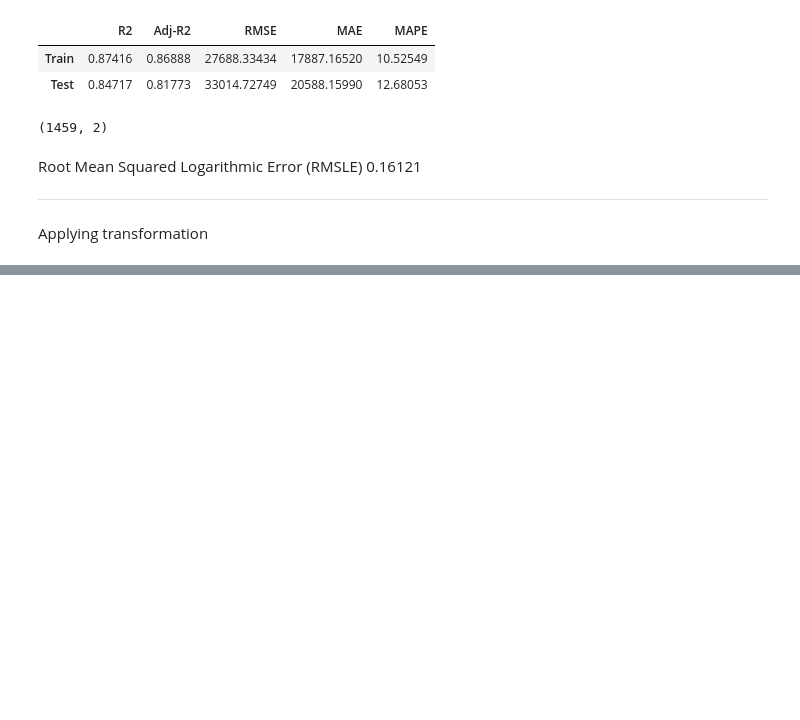
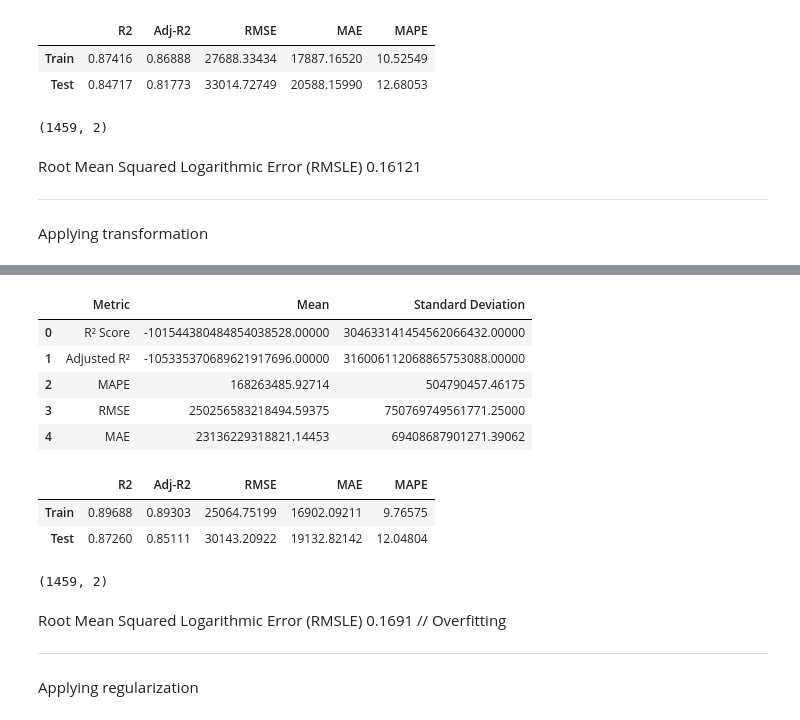
Before and after one commit to Alfredo2212/Kaggle-Data_Science, a Jupyter notebook: house-prices-advanced-regression-techniques.ipynb, the cells around one changed output, grey strips where cells are left out. Saved outputs shown, nothing was run; the diff lists cells and outputs as text; code cells hidden in the pictures; blank space fills up the shorter version.

Commit message:
Kaggle Notebook | house-prices-advanced-regression-techniques | Feature Transformation

```diff
--- a/house-prices-advanced-regression-techniques.ipynb
+++ b/house-prices-advanced-regression-techniques.ipynb
@@ -790,21 +789,23 @@ Root Mean Squared Logarithmic Error (RMSLE) 0.17368
 _______________________________________________________________________________
 2nd MODEL WITH STANDARDIZATION
 # %%
-# Standardize without OHE columns
-non_ohe_col = x_train.loc[:, x_train.nunique() > 1].columns  # Select columns with more than 1 unique value
+# Standardize function
+def standardize_data(x_train,x_test,data_test):
+    # Standardize without OHE columns
+    non_ohe_col = x_train.loc[:, x_train.nunique() > 1].columns  # Select columns with more than 1 unique value
 
-# Standardize only selected numeric columns
-scaler = StandardScaler()
-x_train_stand = pd.DataFrame(scaler.fit_transform(x_train[non_ohe_col]), #train split
+    # Standardize only selected numeric columns
+    scaler = StandardScaler()
+    x_train_stand = pd.DataFrame(scaler.fit_transform(x_train[non_ohe_col]), #train split
                               index=x_train.index, columns=non_ohe_col)
-x_test_stand = pd.DataFrame(scaler.transform(x_test[non_ohe_col]), #test split
+    x_test_stand = pd.DataFrame(scaler.transform(x_test[non_ohe_col]), #test split
                              index=x_test.index, columns=non_ohe_col)
 
-x_submit = data_test.reindex(columns=x_train_stand.columns, fill_value=0)
-x_submit_stand = pd.DataFrame(scaler.transform(x_submit[non_ohe_col]), #sumbission set
+    x_submit = data_test.reindex(columns=x_train_stand.columns, fill_value=0)
+    x_submit_stand = pd.DataFrame(scaler.transform(x_submit[non_ohe_col]), #sumbission set
                               index=x_submit.index, columns=non_ohe_col)
 
-x_test_stand = sm.add_constant(x_test_stand, has_constant='add')
-x_submit_stand = sm.add_constant(x_submit_stand, has_constant='add')
+    x_test_stand = sm.add_constant(x_test_stand, has_constant='add')
+    x_submit_stand = sm.add_constant(x_submit_stand, has_constant='add')
 
-x_train_stand.columns[x_train_stand.isnull().any()]
+    return x_train_stand, x_test_stand, x_submit_stand
@@ -919,0 +971,2 @@ print(f"Applied {best_transform} transformation to {feature}.")
+# %%
+x_train_transform, x_test_transform, x_submission_transform= transformation_regression(x_train, x_test, data_test, y_train)
@@ -919,0 +991,6 @@ print(f"Applied {best_transform} transformation to {feature}.")
+# %%
+# Standardize function
+x_train_trans_stand , x_test_trans_stand, x_sub_trans_stand = standardize_data(x_train_transform,x_test_transform,x_submission_transform)
+# %%
+# OLS Pvif check function
+ols_trans_stand_pvfilter, x_train_tr_st_pv = ols_pvfilter(x_train_trans_stand, y_train)
@@ -919,0 +1015,11 @@ print(f"Applied {best_transform} transformation to {feature}.")
+# %%
+cv_performance_regression(x_train_tr_st_pv, y_train)
+
+# why the values are inflated ?
+# %% [output]
+|  | Metric | Mean | Standard Deviation |
+| 0 | R² Score | -101544380484854038528.00000 | 304633141454562066432.00000 |
+| 1 | Adjusted R² | -105335370689621917696.00000 | 316006112068865753088.00000 |
+| 2 | MAPE | 168263485.92714 | 504790457.46175 |
+| 3 | RMSE | 250256583218494.59375 | 750769749561771.25000 |
+| 4 | MAE | 23136229318821.14453 | 69408687901271.39062 |
@@ -919,0 +1028,26 @@ print(f"Applied {best_transform} transformation to {feature}.")
+# %%
+tt_performance_regression(x_train_tr_st_pv, y_train, x_test_trans_stand, y_test)
+# %% [output]
+|  | R2 | Adj-R2 | RMSE | MAE | MAPE |
+| Train | 0.89688 | 0.89303 | 25064.75199 | 16902.09211 | 9.76575 |
+| Test | 0.87260 | 0.85111 | 30143.20922 | 19132.82142 | 12.04804 |
+# %%
+# Make predictions using the final OLS model
+x_test_submission = x_sub_trans_stand[x_train_tr_st_pv.columns] # ensuring both train and test have same column
+y_pred = ols_trans_stand_pvfilter.predict(x_test_submission)
+
+# Create submission dataframe (assuming 'ID' column exists in data_test)
+submission = pd.DataFrame({
+    "Id": data_test["Id"],  # Use the ID from original test dataset
+    "SalePrice": y_pred  # Predicted values
+})
+
+# Save submission file
+submission.to_csv("OLS with transformation.csv", index=False)
+submission.shape
+# %% [output]
+(1459, 2)
+# %% [markdown]
+Root Mean Squared Logarithmic Error (RMSLE) 0.1691 // Overfitting
+___________________________________________________________________________
+Applying regularization
```
Also changed, not shown: parts of 11 cells of this notebook.
